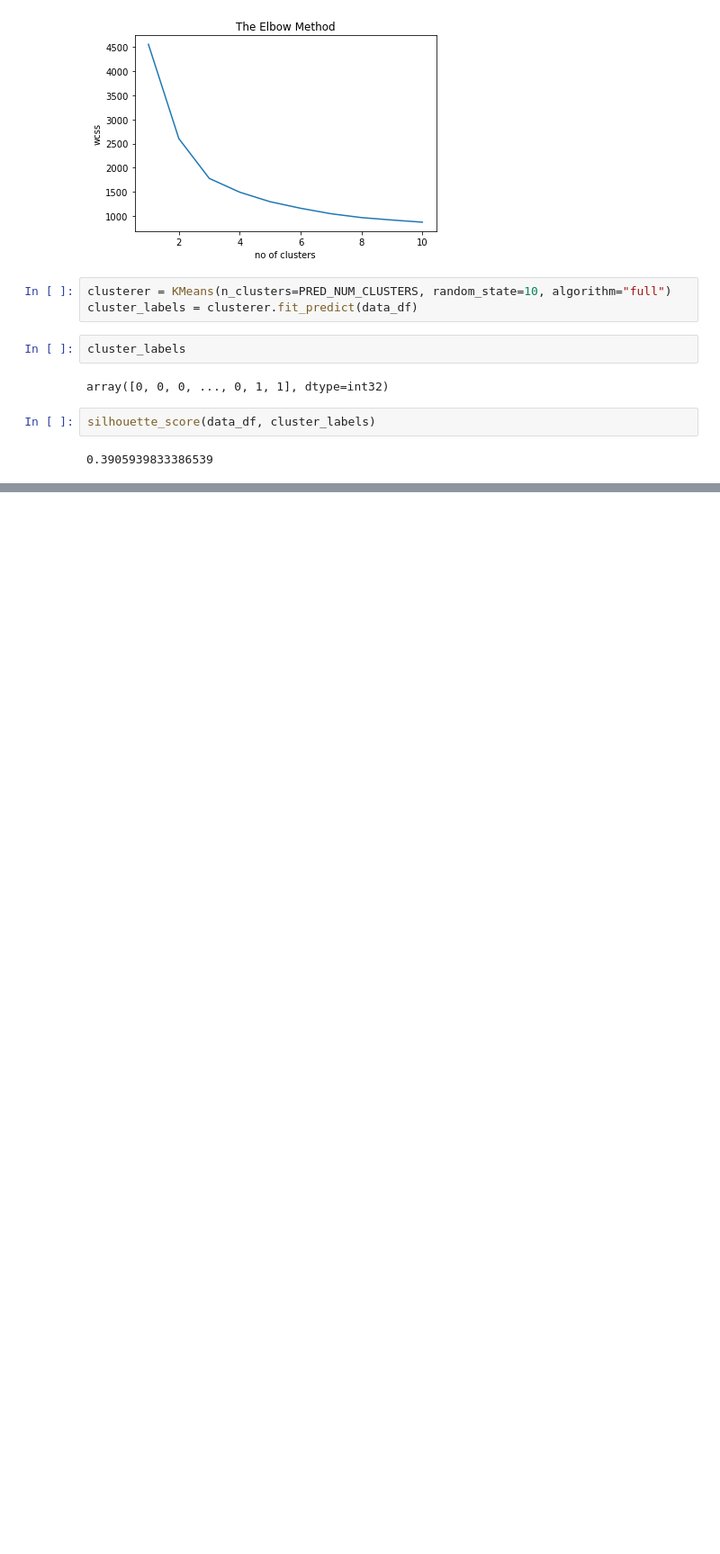
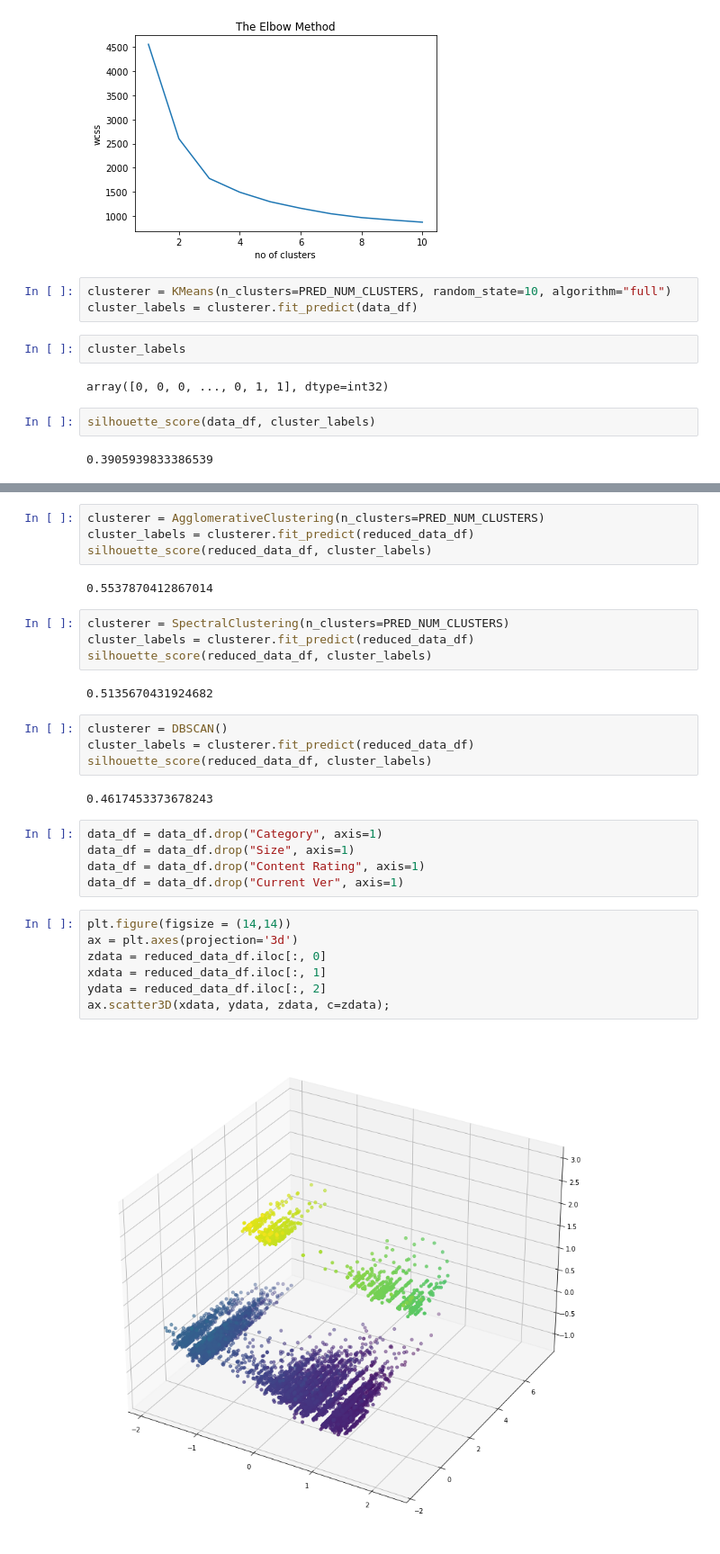
Before and after one commit to Vesna96/UnsupervisedLearning, a Jupyter notebook: MasinskoUcenjeDomaci2.ipynb, the cells around one changed output, grey strips where cells are left out. Shown at 90% size. Saved outputs shown, nothing was run; the diff lists cells and outputs as text; blank space fills up the shorter version.

```diff
--- a/MasinskoUcenjeDomaci2.ipynb
+++ b/MasinskoUcenjeDomaci2.ipynb
@@ -356,0 +420,32 @@ silhouette_score(data_df, cluster_labels)
+# %%
+clusterer = AgglomerativeClustering(n_clusters=PRED_NUM_CLUSTERS)
+cluster_labels = clusterer.fit_predict(reduced_data_df)
+silhouette_score(reduced_data_df, cluster_labels)
+# %% [output]
+0.5537870412867014
+# %%
+clusterer = SpectralClustering(n_clusters=PRED_NUM_CLUSTERS)
+cluster_labels = clusterer.fit_predict(reduced_data_df)
+silhouette_score(reduced_data_df, cluster_labels)
+# %% [output]
+0.5135670431924682
+# %%
+clusterer = DBSCAN()
+cluster_labels = clusterer.fit_predict(reduced_data_df)
+silhouette_score(reduced_data_df, cluster_labels)
+# %% [output]
+0.4617453373678243
+# %%
+data_df = data_df.drop("Category", axis=1)
+data_df = data_df.drop("Size", axis=1)
+data_df = data_df.drop("Content Rating", axis=1)
+data_df = data_df.drop("Current Ver", axis=1)
+# %%
+plt.figure(figsize = (14,14))
+ax = plt.axes(projection='3d')
+zdata = reduced_data_df.iloc[:, 0]
+xdata = reduced_data_df.iloc[:, 1]
+ydata = reduced_data_df.iloc[:, 2]
+ax.scatter3D(xdata, ydata, zdata, c=zdata);
+# %% [output]
+[figure, added]
```
Also changed, not shown: parts of 17 cells of this notebook.
